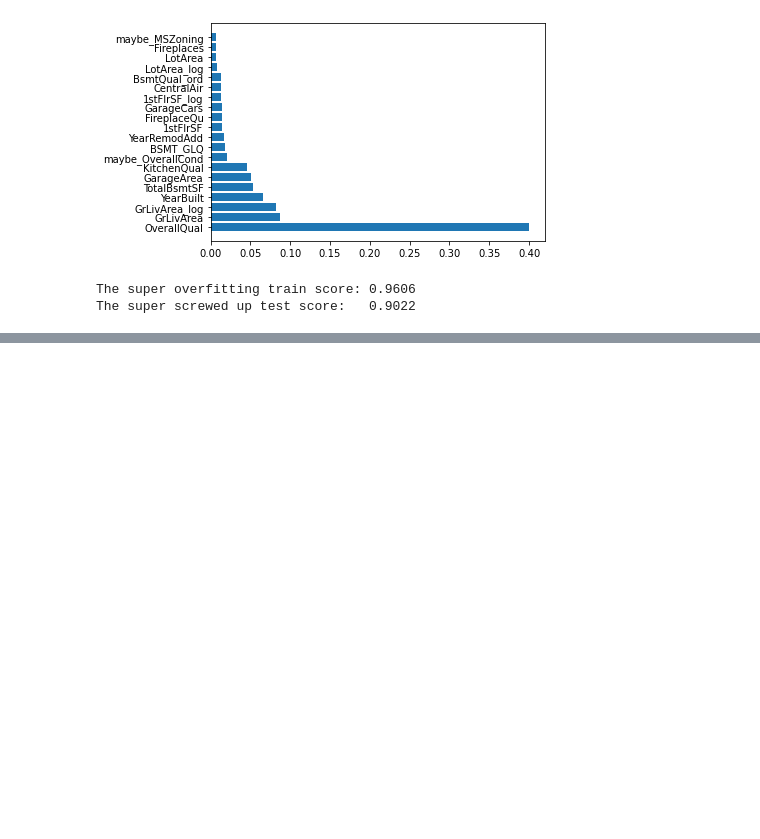
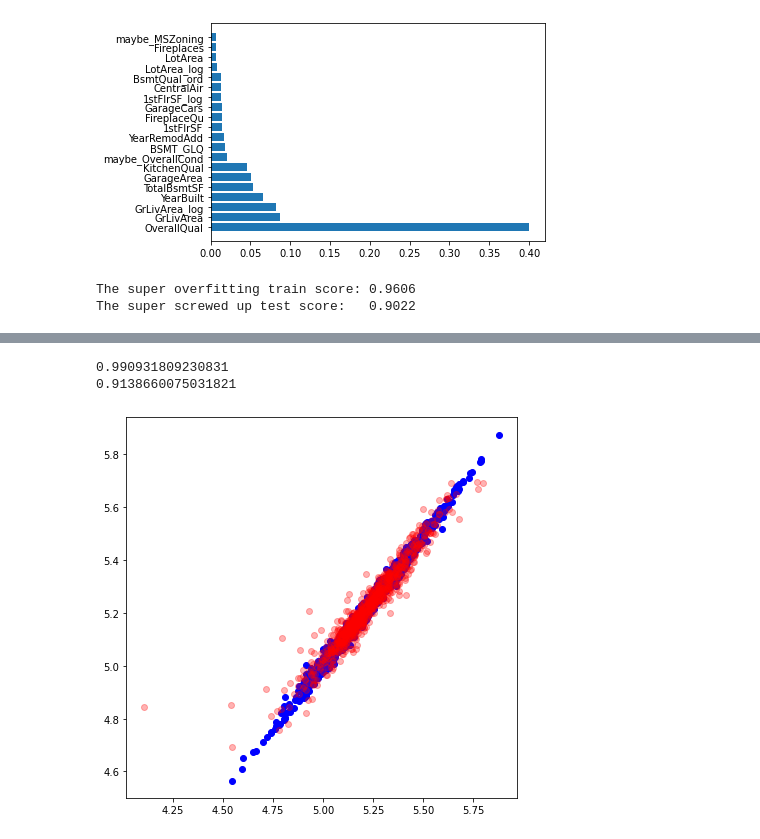
Before and after one commit to kiwymic/operation_goldfish-1, a Jupyter notebook: Hao-Wei/Gradient_Boost_Exploration.ipynb, the cells around one changed output, grey strips where cells are left out. Drawn from its saved outputs; the diff is of its cells as text; code cells hidden in the pictures; blank space fills up the shorter version.

```diff
--- a/Hao-Wei/Gradient_Boost_Exploration.ipynb
+++ b/Hao-Wei/Gradient_Boost_Exploration.ipynb
@@ -213,0 +264,8 @@ The super screwed up test score:   0.9022
+# %%
+# Load from the previous GridSearchCV results
+best_GBR = ensemble.GradientBoostingRegressor();
+best_GBR.set_params(max_depth=3, max_features=30, min_samples_leaf=5, min_samples_split=14, n_estimators=150, random_state=0);
+# %%
+best_GBR.fit(x_train, y_train);
+print(best_GBR.score(x_train, y_train));
+print(best_GBR.score(x_test, y_test));
@@ -213,0 +302,18 @@ The super screwed up test score:   0.9022
+# %%
+print(cat.score(x_train, y_train));
+print(cat.score(x_test, y_test)); # Best in the congress so far. 0.9139
+# %% [output]
+0.990931809230831
+0.9138660075031821
+# %%
+pred_train = cat.predict(x_train);
+pred_test = cat.predict(x_test);
+# %%
+from matplotlib.pyplot import figure;
+
+figure(figsize=(7,7));
+plt.scatter(y_train, pred_train, color = 'b');
+plt.scatter(y_test, pred_test, color = 'r', alpha=0.3);
+plt.show();
+# %% [output]
+[figure, added]
```
Also changed, not shown: parts of 24 cells of this notebook, 6 other files.
